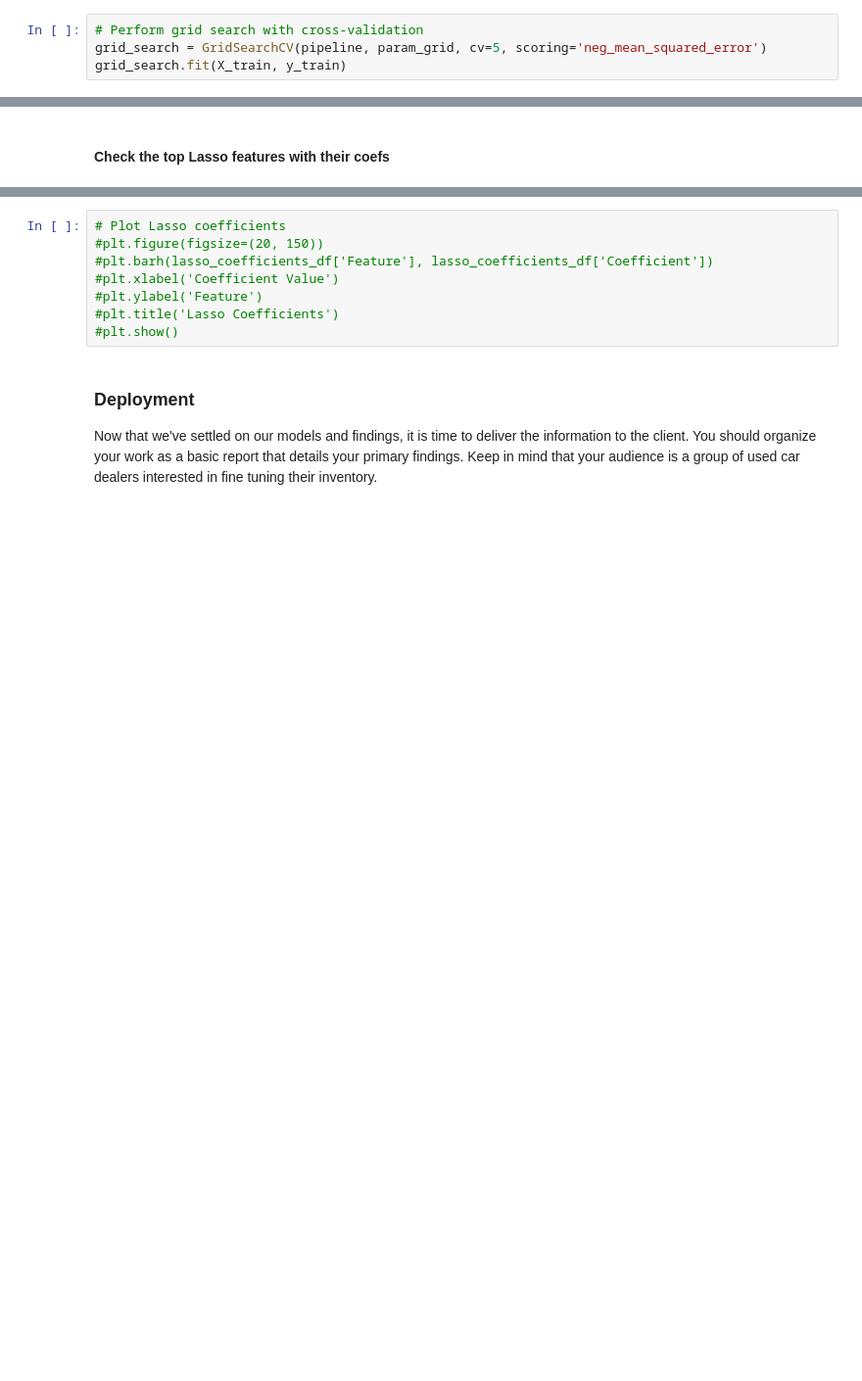
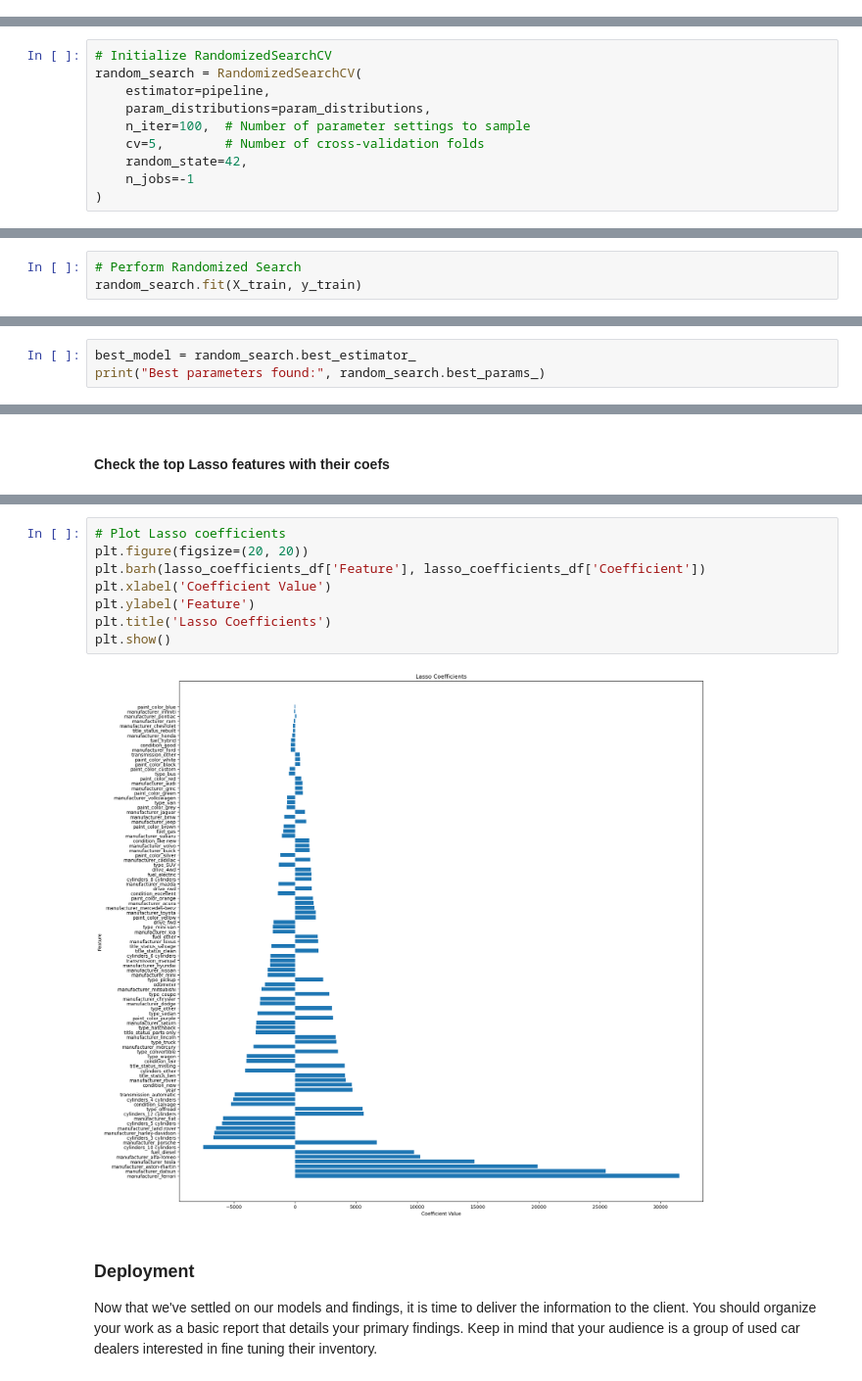
Before and after one commit to manik-ml-2k23/practical_application_II_starter, a Jupyter notebook: Papp_II.ipynb, the cells around one changed output, grey strips where cells are left out. Shown at 98% size. Cells and saved outputs as stored; diff of their text form; blank space fills up the shorter version.

```diff
--- a/Papp_II.ipynb
+++ b/Papp_II.ipynb
@@ -381,4 +466,0 @@ param_grid = {
-# %%
-# Perform grid search with cross-validation
-grid_search = GridSearchCV(pipeline, param_grid, cv=5, scoring='neg_mean_squared_error')
-grid_search.fit(X_train, y_train)
@@ -402,0 +469,10 @@ GridSearchCV(cv=5,
+# %%
+# Initialize RandomizedSearchCV
+random_search = RandomizedSearchCV(
+    estimator=pipeline,
+    param_distributions=param_distributions,
+    n_iter=100,  # Number of parameter settings to sample
+    cv=5,        # Number of cross-validation folds
+    random_state=42,
+    n_jobs=-1
+)
@@ -402,0 +481,3 @@ GridSearchCV(cv=5,
+# %%
+# Perform Randomized Search
+random_search.fit(X_train, y_train)
@@ -407,0 +504,3 @@ best_model = grid_search.best_estimator_
+# %%
+best_model = random_search.best_estimator_
+print("Best parameters found:", random_search.best_params_)
@@ -553,11 +637,13 @@ print(lasso_coefficients_df_filtered.head(20))
 # %%
 # Plot Lasso coefficients
-#plt.figure(figsize=(20, 150))
-#plt.barh(lasso_coefficients_df['Feature'], lasso_coefficients_df['Coefficient'])
-#plt.xlabel('Coefficient Value')
-#plt.ylabel('Feature')
-#plt.title('Lasso Coefficients')
-#plt.show()
+plt.figure(figsize=(20, 20))
+plt.barh(lasso_coefficients_df['Feature'], lasso_coefficients_df['Coefficient'])
+plt.xlabel('Coefficient Value')
+plt.ylabel('Feature')
+plt.title('Lasso Coefficients')
+plt.show()
+# %% [output]
+[figure, added]
 # %% [markdown]
 ### Deployment
 
```
Also changed, not shown: parts of 66 cells of this notebook, 1 other file.
